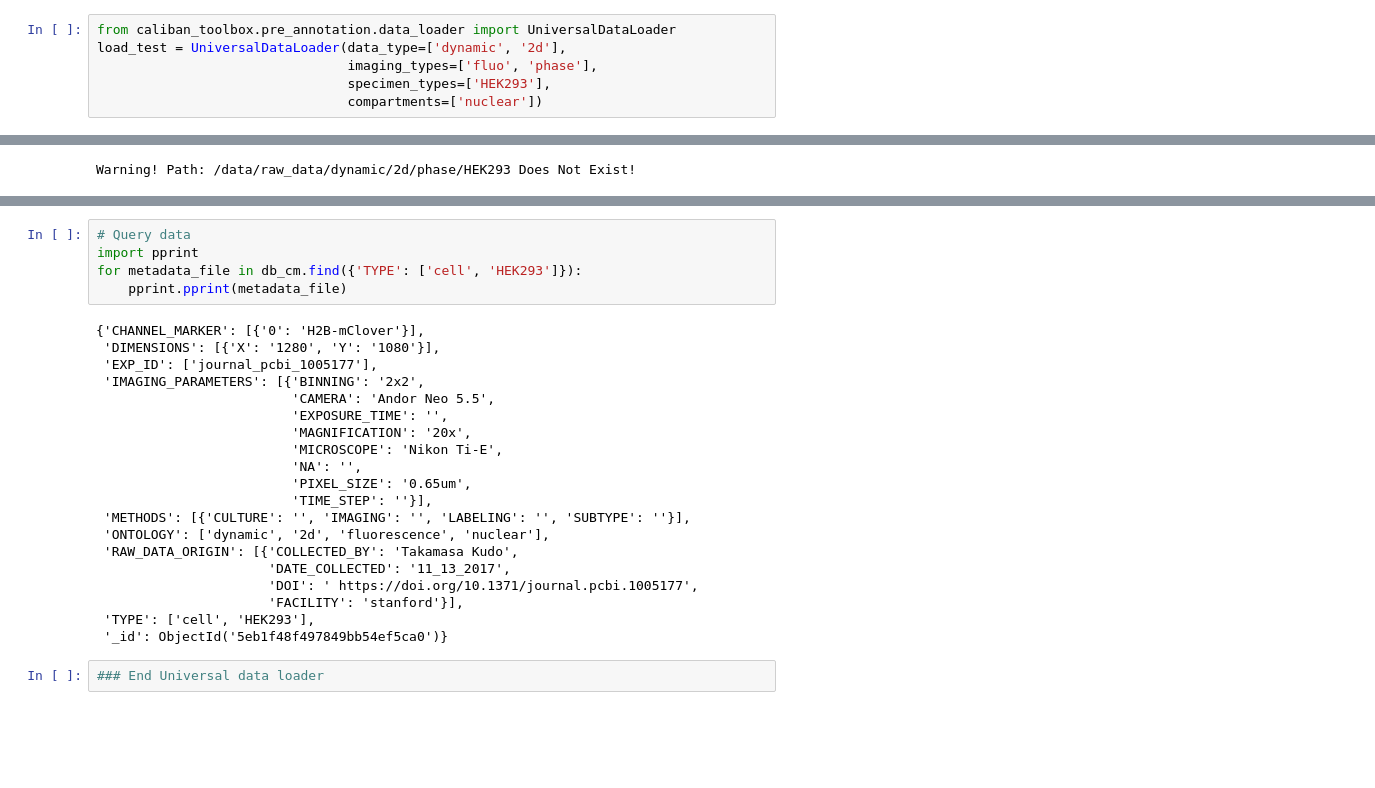
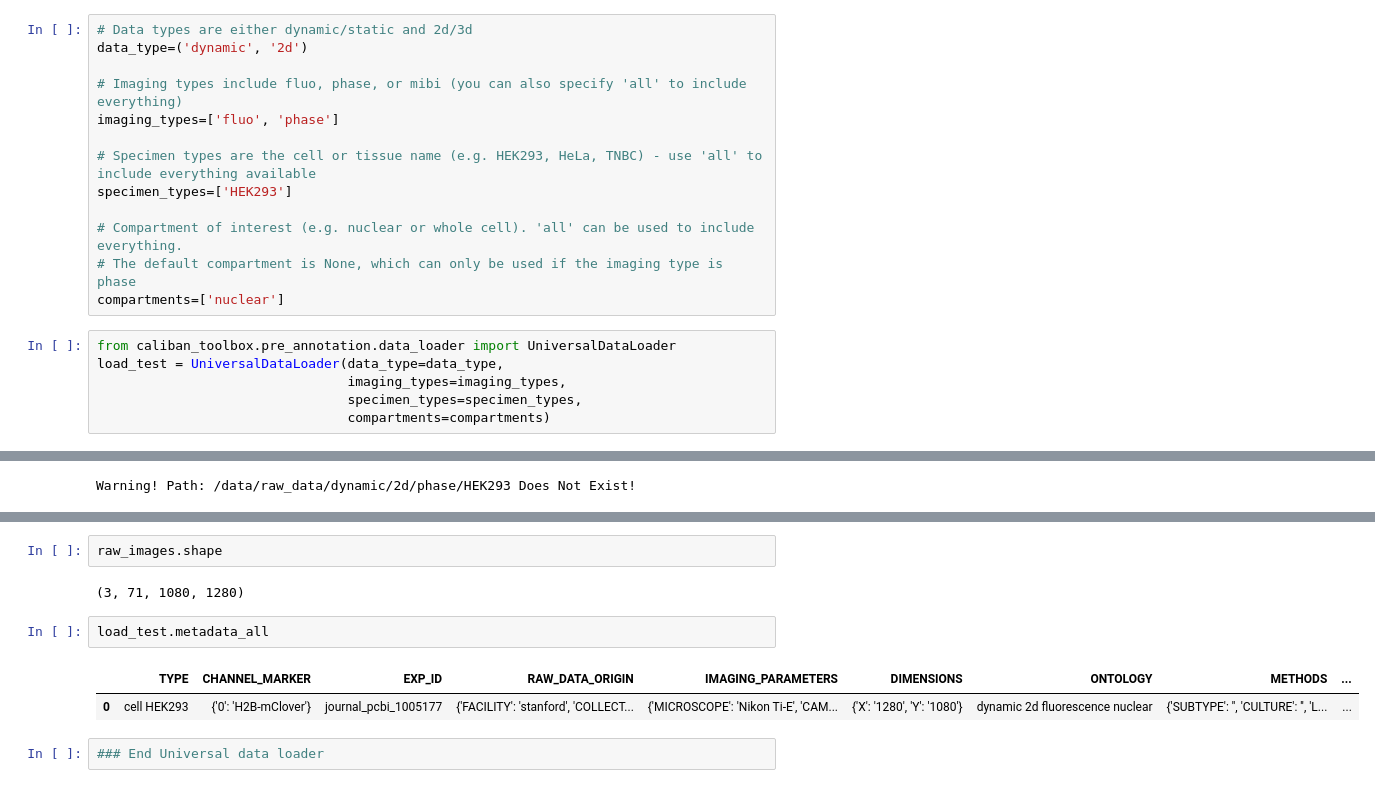
Before and after one commit to vanvalenlab/caliban-toolbox, a Jupyter notebook: notebooks/Caliban_Figure8_Upload_Combined.ipynb, the cells around one changed output, grey strips where cells are left out. Saved outputs shown, nothing was run; the diff lists cells and outputs as text; blank space fills up the shorter version.

```diff
--- a/notebooks/Caliban_Figure8_Upload_Combined.ipynb
+++ b/notebooks/Caliban_Figure8_Upload_Combined.ipynb
@@ -46,9 +34,22 @@ importlib.reload(caliban_toolbox.pre_annotation.data_loader)
+# %%
+# Data types are either dynamic/static and 2d/3d
+data_type=('dynamic', '2d')
+
+# Imaging types include fluo, phase, or mibi (you can also specify 'all' to include everything)
+imaging_types=['fluo', 'phase']
+
+# Specimen types are the cell or tissue name (e.g. HEK293, HeLa, TNBC) - use 'all' to include everything available
+specimen_types=['HEK293']
+
+# Compartment of interest (e.g. nuclear or whole cell). 'all' can be used to include everything.
+# The default compartment is None, which can only be used if the imaging type is phase
+compartments=['nuclear']
 # %%
 from caliban_toolbox.pre_annotation.data_loader import UniversalDataLoader
-load_test = UniversalDataLoader(data_type=['dynamic', '2d'],
-                                imaging_types=['fluo', 'phase'],
-                                specimen_types=['HEK293'],
-                                compartments=['nuclear'])
+load_test = UniversalDataLoader(data_type=data_type,
+                                imaging_types=imaging_types,
+                                specimen_types=specimen_types,
+                                compartments=compartments)
 # %% [output]
 /data/raw_data/dynamic/2d/imaging_type/specimen_type/cytoplasm
 empty directory
@@ -106,28 +68,12 @@ db_cm.insert(raw_data)
-# %%
-# Query data
-import pprint
-for metadata_file in db_cm.find({'TYPE': ['cell', 'HEK293']}):
-    pprint.pprint(metadata_file)
-# %% [output]
-{'CHANNEL_MARKER': [{'0': 'H2B-mClover'}],
- 'DIMENSIONS': [{'X': '1280', 'Y': '1080'}],
- 'EXP_ID': ['journal_pcbi_1005177'],
- 'IMAGING_PARAMETERS': [{'BINNING': '2x2',
-                         'CAMERA': 'Andor Neo 5.5',
-                         'EXPOSURE_TIME': '',
-                         'MAGNIFICATION': '20x',
-                         'MICROSCOPE': 'Nikon Ti-E',
-                         'NA': '',
-                         'PIXEL_SIZE': '0.65um',
-                         'TIME_STEP': ''}],
- 'METHODS': [{'CULTURE': '', 'IMAGING': '', 'LABELING': '', 'SUBTYPE': ''}],
- 'ONTOLOGY': ['dynamic', '2d', 'fluorescence', 'nuclear'],
- 'RAW_DATA_ORIGIN': [{'COLLECTED_BY': 'Takamasa Kudo',
-                      'DATE_COLLECTED': '11_13_2017',
-                      'DOI': ' https://doi.org/10.1371/journal.pcbi.1005177',
-                      'FACILITY': 'stanford'}],
- 'TYPE': ['cell', 'HEK293'],
- '_id': ObjectId('5eb1f48f497849bb54ef5ca0')}
+# %%
+raw_images.shape
+# %% [output]
+(3, 71, 1080, 1280)
+# %%
+load_test.metadata_all
+# %% [output]
+|  | TYPE | CHANNEL_MARKER | EXP_ID | RAW_DATA_ORIGIN | IMAGING_PARAMETERS | DIMENSIONS | ONTOLOGY | METHODS | ... |
+| 0 | cell HEK293 | {'0': 'H2B-mClover'} | journal_pcbi_1005177 | {'FACILITY': 'stanford', 'COLLECT... | {'MICROSCOPE': 'Nikon Ti-E', 'CAM... | {'X': '1280', 'Y': '1080'} | dynamic 2d fluorescence nuclear | {'SUBTYPE': '', 'CULTURE': '', 'L... | ... |
 # %%
 ### End Universal data loader
 # %%
```
Also changed, not shown: parts of 8 cells of this notebook, 1 other file.
